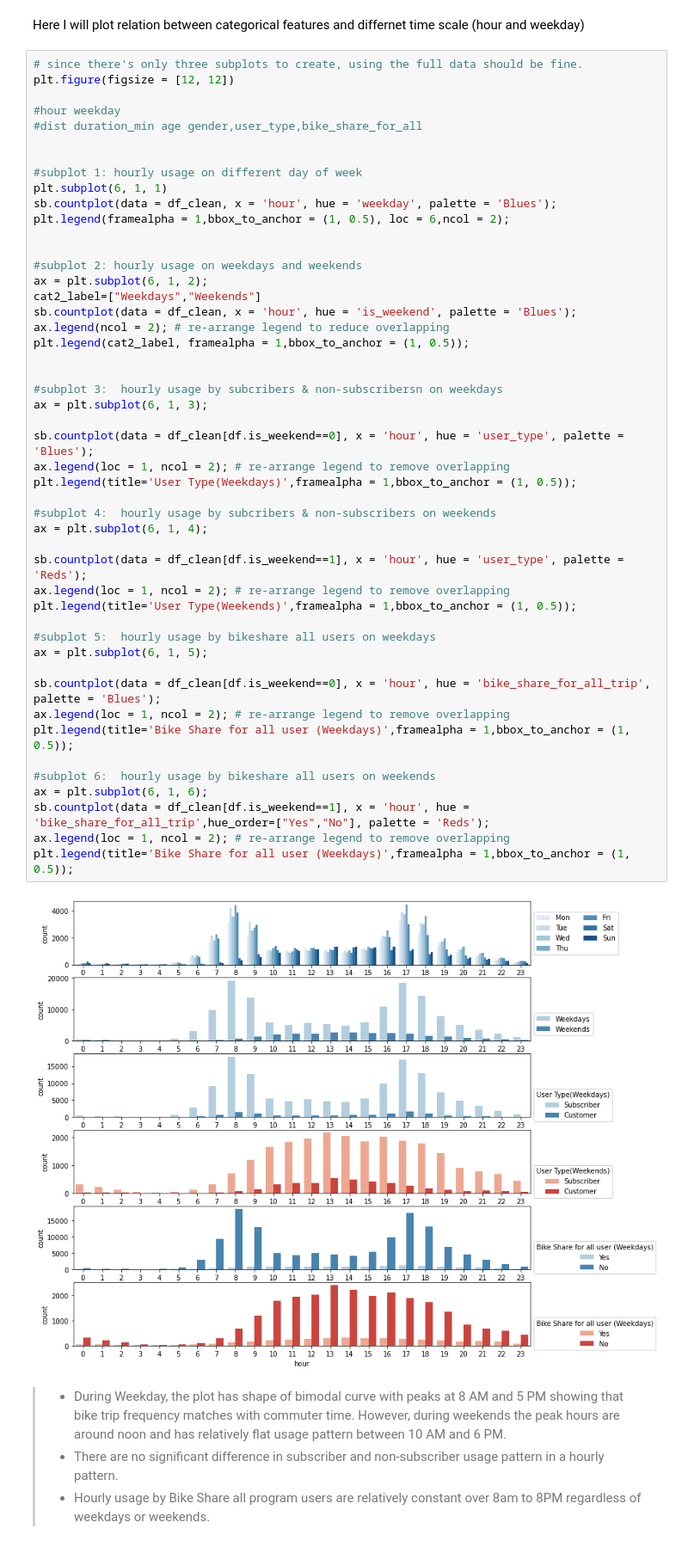
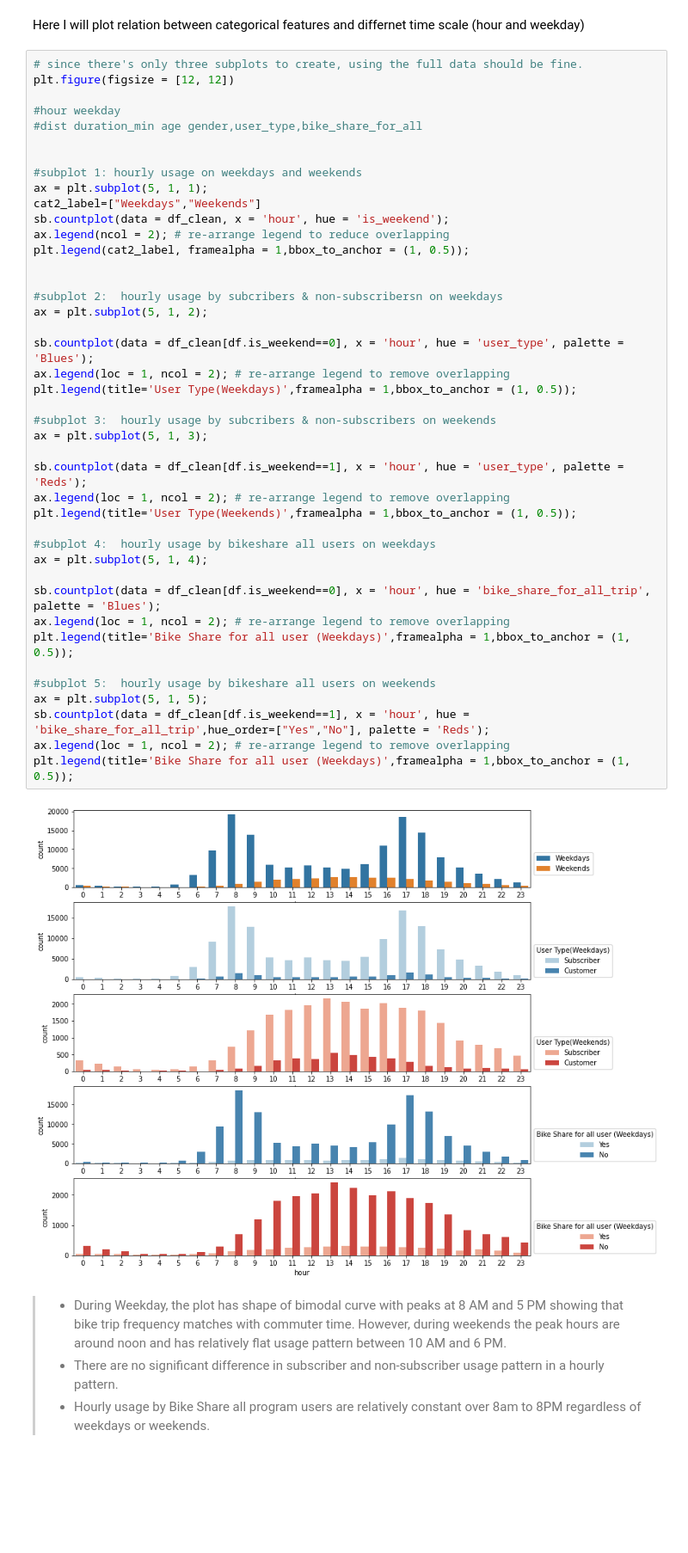
Before and after one commit to jihys/udacity-dataanlysis-project4, a Jupyter notebook: UDAN_Project4_Visualization-Part1.ipynb, the cells around one changed output. Shown at 86% size. Cells and saved outputs as stored; diff of their text form; blank space fills up the shorter version.

```diff
--- a/UDAN_Project4_Visualization-Part1.ipynb
+++ b/UDAN_Project4_Visualization-Part1.ipynb
@@ -653,51 +645,45 @@ Here I will plot relation between categorical features and differnet time scale
 plt.figure(figsize = [12, 12])
 
 #hour weekday
 #dist duration_min age gender,user_type,bike_share_for_all
 
 
-#subplot 1: hourly usage on different day of week
-plt.subplot(6, 1, 1)
-sb.countplot(data = df_clean, x = 'hour', hue = 'weekday', palette = 'Blues');
-plt.legend(framealpha = 1,bbox_to_anchor = (1, 0.5), loc = 6,ncol = 2);
-
-
-#subplot 2: hourly usage on weekdays and weekends
-ax = plt.subplot(6, 1, 2);
+#subplot 1: hourly usage on weekdays and weekends
+ax = plt.subplot(5, 1, 1);
 cat2_label=["Weekdays","Weekends"]
-sb.countplot(data = df_clean, x = 'hour', hue = 'is_weekend', palette = 'Blues');
+sb.countplot(data = df_clean, x = 'hour', hue = 'is_weekend');
 ax.legend(ncol = 2); # re-arrange legend to reduce overlapping
 plt.legend(cat2_label, framealpha = 1,bbox_to_anchor = (1, 0.5));
 
 
-#subplot 3:  hourly usage by subcribers & non-subscribersn on weekdays
-ax = plt.subplot(6, 1, 3);
+#subplot 2:  hourly usage by subcribers & non-subscribersn on weekdays
+ax = plt.subplot(5, 1, 2);
 
 sb.countplot(data = df_clean[df.is_weekend==0], x = 'hour', hue = 'user_type', palette = 'Blues');
 ax.legend(loc = 1, ncol = 2); # re-arrange legend to remove overlapping
 plt.legend(title='User Type(Weekdays)',framealpha = 1,bbox_to_anchor = (1, 0.5));
 
-#subplot 4:  hourly usage by subcribers & non-subscribers on weekends
-ax = plt.subplot(6, 1, 4);
+#subplot 3:  hourly usage by subcribers & non-subscribers on weekends
+ax = plt.subplot(5, 1, 3);
 
 sb.countplot(data = df_clean[df.is_weekend==1], x = 'hour', hue = 'user_type', palette = 'Reds');
 ax.legend(loc = 1, ncol = 2); # re-arrange legend to remove overlapping
 plt.legend(title='User Type(Weekends)',framealpha = 1,bbox_to_anchor = (1, 0.5));
 
-#subplot 5:  hourly usage by bikeshare all users on weekdays
-ax = plt.subplot(6, 1, 5);
+#subplot 4:  hourly usage by bikeshare all users on weekdays
+ax = plt.subplot(5, 1, 4);
 
 sb.countplot(data = df_clean[df.is_weekend==0], x = 'hour', hue = 'bike_share_for_all_trip', palette = 'Blues');
 ax.legend(loc = 1, ncol = 2); # re-arrange legend to remove overlapping
 plt.legend(title='Bike Share for all user (Weekdays)',framealpha = 1,bbox_to_anchor = (1, 0.5));
 
-#subplot 6:  hourly usage by bikeshare all users on weekends
-ax = plt.subplot(6, 1, 6);
+#subplot 5:  hourly usage by bikeshare all users on weekends
+ax = plt.subplot(5, 1, 5);
 sb.countplot(data = df_clean[df.is_weekend==1], x = 'hour', hue = 'bike_share_for_all_trip',hue_order=["Yes","No"], palette = 'Reds');
 ax.legend(loc = 1, ncol = 2); # re-arrange legend to remove overlapping
 plt.legend(title='Bike Share for all user (Weekdays)',framealpha = 1,bbox_to_anchor = (1, 0.5));
 # %% [output]
-[figure, old version]
+[figure, new version]
 # %% [markdown]
 > - During Weekday, the plot has shape of bimodal curve with peaks at 8 AM and 5 PM showing that bike trip frequency matches with commuter time. However, during weekends the peak hours are around noon and has relatively flat usage pattern between 10 AM and 6 PM.
 > - There are no significant difference in subscriber and non-subscriber usage pattern in a hourly pattern.
```
Also changed, not shown: parts of 16 cells of this notebook, 1 other file.
